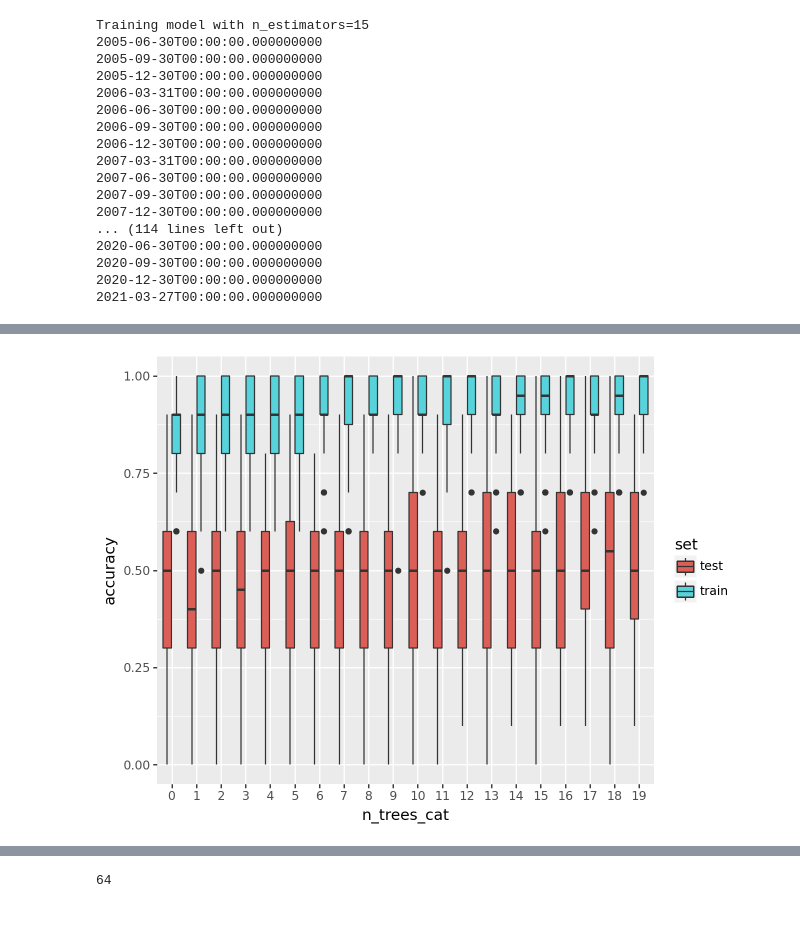
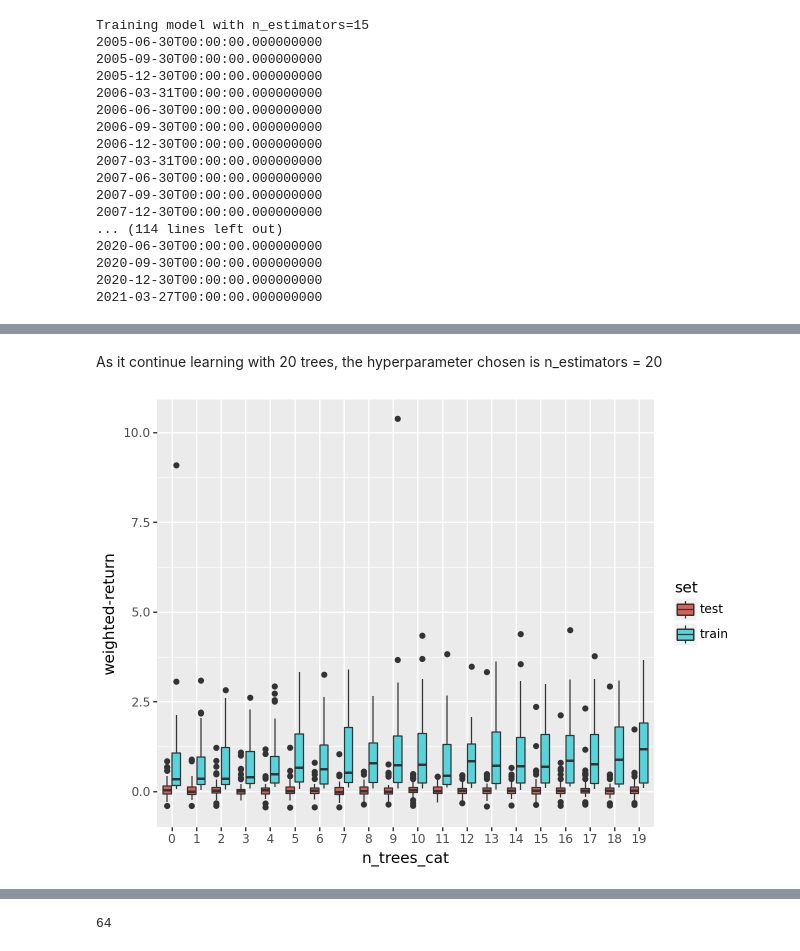
Before and after one commit to raqueel-ff/zrive-ds, a Jupyter notebook: src/module_5/module5.ipynb, the cells around one changed output, grey strips where cells are left out. Cells and saved outputs as stored; diff of their text form; code cells hidden in the pictures; blank space fills up the shorter version.

```diff
--- a/src/module_5/module5.ipynb
+++ b/src/module_5/module5.ipynb
@@ -674,7 +636,6 @@ ggplot(data_15_lc, aes(x='n_trees_cat',y='accuracy',fill="set")) + geom_boxplot(
-# %%
-train_lc_20["set"] = "train"
-test_lc_20["set"] = "test"
-data_20_lc = pd.concat([train_lc_20, test_lc_20])
-ggplot(data_20_lc, aes(x='n_trees_cat',y='accuracy',fill="set")) + geom_boxplot()
-# %% [output]
-[figure, removed]
+# %% [markdown]
+As it continue learning with 20 trees, the hyperparameter chosen is n_estimators = 20
+# %%
+ggplot(data_20_lc, aes(x='n_trees_cat',y='weighted-return',fill="set")) + geom_boxplot()
+# %% [output]
+[figure, added]
```
Also changed, not shown: parts of 22 cells of this notebook.
